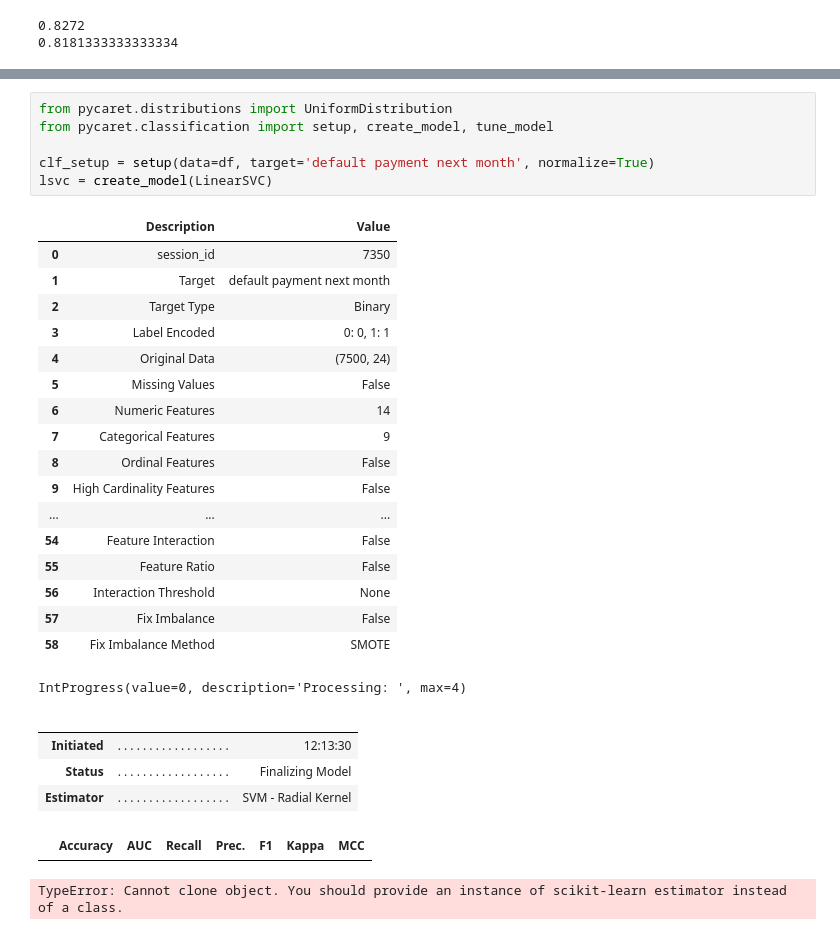
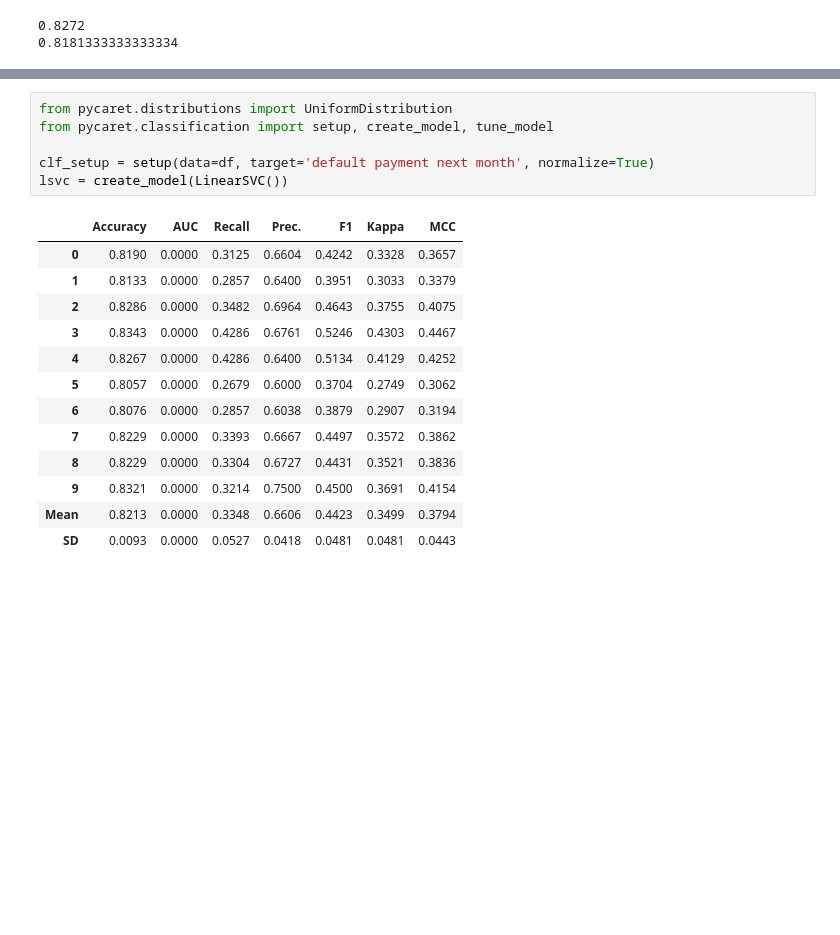
Before and after one commit to PacktPublishing/Practical-Data-Science-with-Python, a Jupyter notebook: Chapter16/Chapter_16.ipynb, the cells around one changed output, grey strips where cells are left out. Cells and saved outputs as stored; diff of their text form; blank space fills up the shorter version.

```diff
--- a/Chapter16/Chapter_16.ipynb
+++ b/Chapter16/Chapter_16.ipynb
@@ -59,35 +60,23 @@ array([[0.85734362, 0.14265638],
 # %%
 from pycaret.distributions import UniformDistribution
 from pycaret.classification import setup, create_model, tune_model
 
 clf_setup = setup(data=df, target='default payment next month', normalize=True)
-lsvc = create_model(LinearSVC)
+lsvc = create_model(LinearSVC())
 # %% [output]
-|  | Description | Value |
-| 0 | session_id | 7350 |
-| 1 | Target | default payment next month |
-| 2 | Target Type | Binary |
-| 3 | Label Encoded | 0: 0, 1: 1 |
-| 4 | Original Data | (7500, 24) |
-| 5 | Missing Values | False |
-| 6 | Numeric Features | 14 |
-| 7 | Categorical Features | 9 |
-| 8 | Ordinal Features | False |
-| 9 | High Cardinality Features | False |
-| ... | ... | ... |
-| 54 | Feature Interaction | False |
-| 55 | Feature Ratio | False |
-| 56 | Interaction Threshold | None |
-| 57 | Fix Imbalance | False |
-| 58 | Fix Imbalance Method | SMOTE |
+|  | Accuracy | AUC | Recall | Prec. | F1 | Kappa | MCC |
+| 0 | 0.8190 | 0.0000 | 0.3125 | 0.6604 | 0.4242 | 0.3328 | 0.3657 |
+| 1 | 0.8133 | 0.0000 | 0.2857 | 0.6400 | 0.3951 | 0.3033 | 0.3379 |
+| 2 | 0.8286 | 0.0000 | 0.3482 | 0.6964 | 0.4643 | 0.3755 | 0.4075 |
+| 3 | 0.8343 | 0.0000 | 0.4286 | 0.6761 | 0.5246 | 0.4303 | 0.4467 |
+| 4 | 0.8267 | 0.0000 | 0.4286 | 0.6400 | 0.5134 | 0.4129 | 0.4252 |
+| 5 | 0.8057 | 0.0000 | 0.2679 | 0.6000 | 0.3704 | 0.2749 | 0.3062 |
+| 6 | 0.8076 | 0.0000 | 0.2857 | 0.6038 | 0.3879 | 0.2907 | 0.3194 |
+| 7 | 0.8229 | 0.0000 | 0.3393 | 0.6667 | 0.4497 | 0.3572 | 0.3862 |
+| 8 | 0.8229 | 0.0000 | 0.3304 | 0.6727 | 0.4431 | 0.3521 | 0.3836 |
+| 9 | 0.8321 | 0.0000 | 0.3214 | 0.7500 | 0.4500 | 0.3691 | 0.4154 |
+| Mean | 0.8213 | 0.0000 | 0.3348 | 0.6606 | 0.4423 | 0.3499 | 0.3794 |
+| SD | 0.0093 | 0.0000 | 0.0527 | 0.0418 | 0.0481 | 0.0481 | 0.0443 |
-IntProgress(value=0, description='Processing: ', max=4)
-|  |  |  |
-|  |  |  |
-| Initiated | . . . . . . . . . . . . . . . . . . | 12:13:30 |
-| Status | . . . . . . . . . . . . . . . . . . | Finalizing Model |
-| Estimator | . . . . . . . . . . . . . . . . . . | SVM - Radial Kernel |
-|  | Accuracy | AUC | Recall | Prec. | F1 | Kappa | MCC |
-TypeError: Cannot clone object. You should provide an instance of scikit-learn estimator instead of a class.
 # %%
 tuned_lsvc = tune_model(lsvc, search_library='scikit-optimize', custom_grid={"C": UniformDistribution(0, 50)})
 # %% [output]
```
Also changed, not shown: parts of 8 cells of this notebook.
